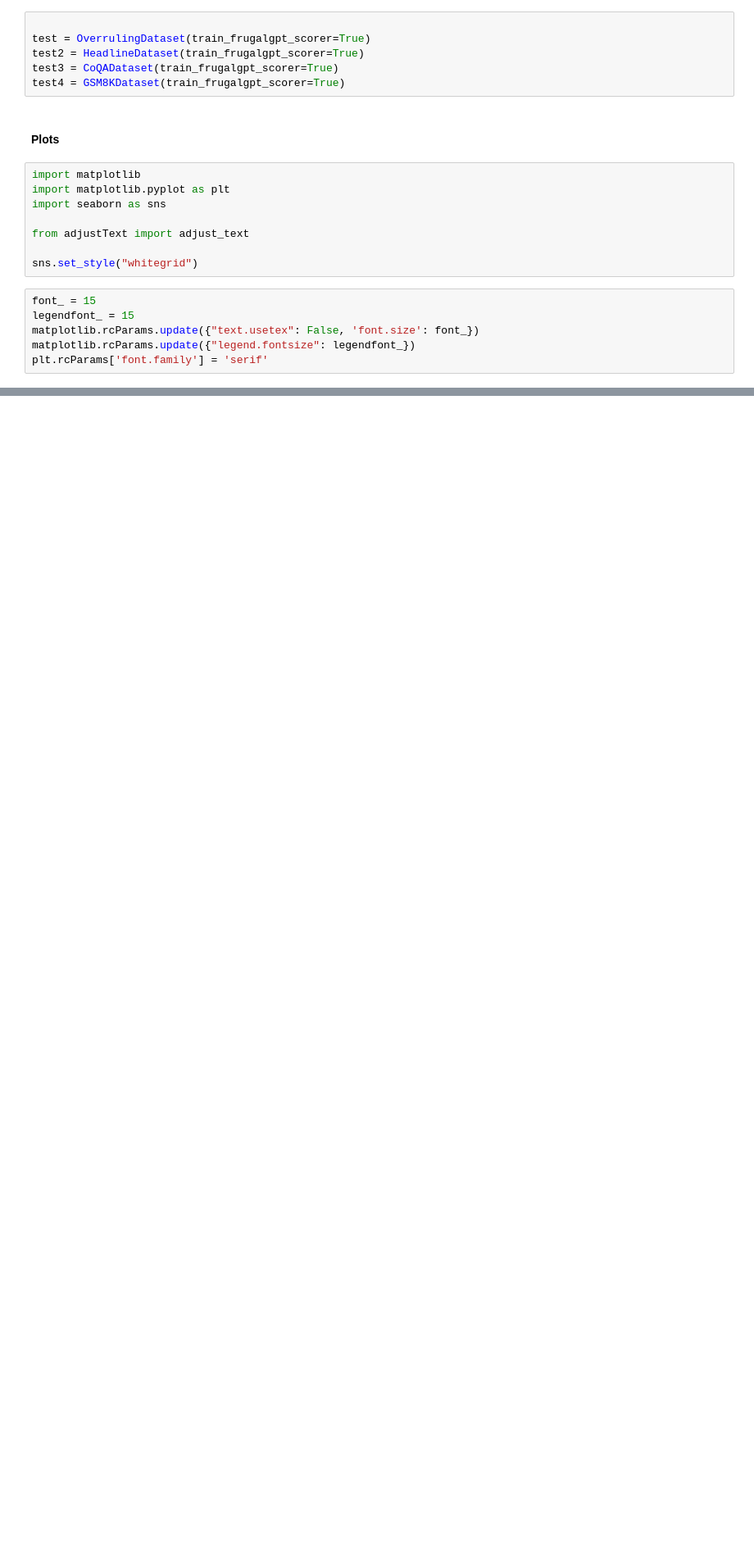
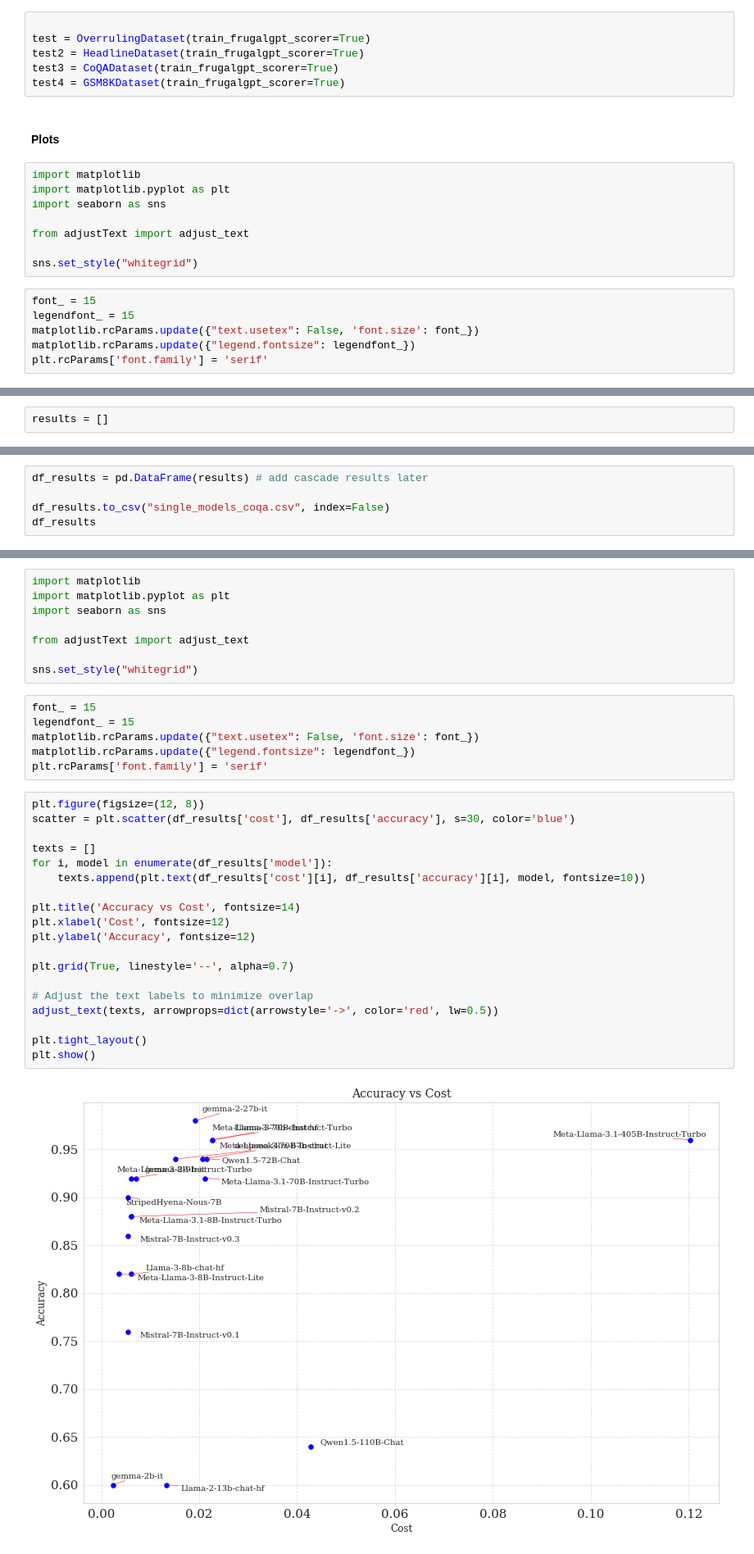
Before and after one commit to stevenkolawole/Agreement-Based-Cascading, a Jupyter notebook: run.ipynb, the cells around one changed output, grey strips where cells are left out. Shown: that part at 82% size. Drawn from its saved outputs; the diff is of its cells as text; blank space fills up the shorter version.

```diff
--- a/run.ipynb
+++ b/run.ipynb
@@ -565,0 +1275,2 @@ plt.show()
+# %%
+results = []
@@ -565,0 +1310,5 @@ plt.show()
+# %%
+df_results = pd.DataFrame(results) # add cascade results later
+
+df_results.to_csv("single_models_coqa.csv", index=False)
+df_results
@@ -565,0 +1449,35 @@ plt.show()
+# %%
+import matplotlib
+import matplotlib.pyplot as plt
+import seaborn as sns
+
+from adjustText import adjust_text
+
+sns.set_style("whitegrid")
+# %%
+font_ = 15
+legendfont_ = 15
+matplotlib.rcParams.update({"text.usetex": False, 'font.size': font_})
+matplotlib.rcParams.update({"legend.fontsize": legendfont_})
+plt.rcParams['font.family'] = 'serif'
+# %%
+plt.figure(figsize=(12, 8))
+scatter = plt.scatter(df_results['cost'], df_results['accuracy'], s=30, color='blue')
+
+texts = []
+for i, model in enumerate(df_results['model']):
+    texts.append(plt.text(df_results['cost'][i], df_results['accuracy'][i], model, fontsize=10))
+
+plt.title('Accuracy vs Cost', fontsize=14)
+plt.xlabel('Cost', fontsize=12)
+plt.ylabel('Accuracy', fontsize=12)
+
+plt.grid(True, linestyle='--', alpha=0.7)
+
+# Adjust the text labels to minimize overlap
+adjust_text(texts, arrowprops=dict(arrowstyle='->', color='red', lw=0.5))
+
+plt.tight_layout()
+plt.show()
+# %% [output]
+[figure, added]
```
Also changed, not shown: parts of 98 cells of this notebook, 4 other files.
